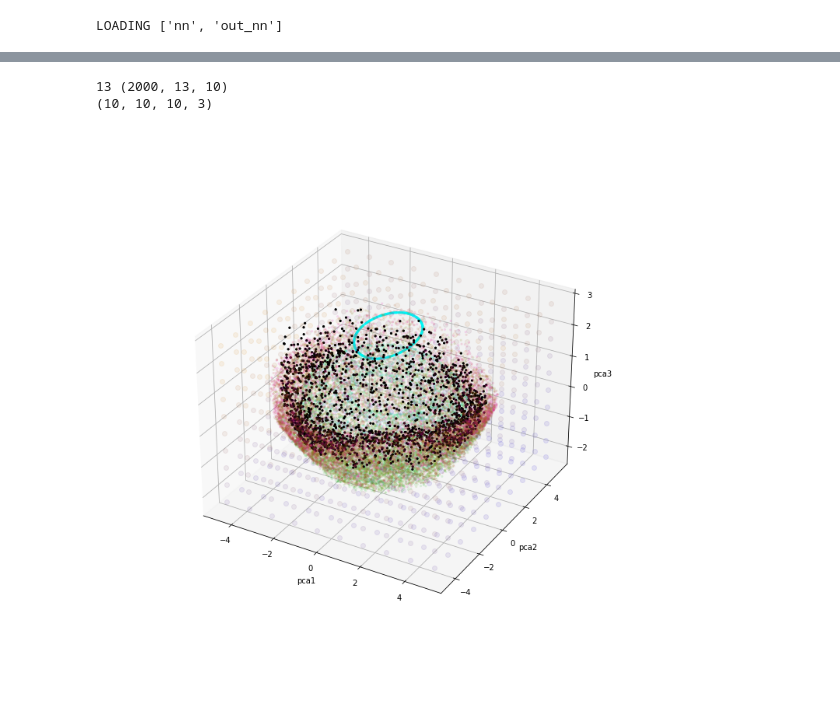
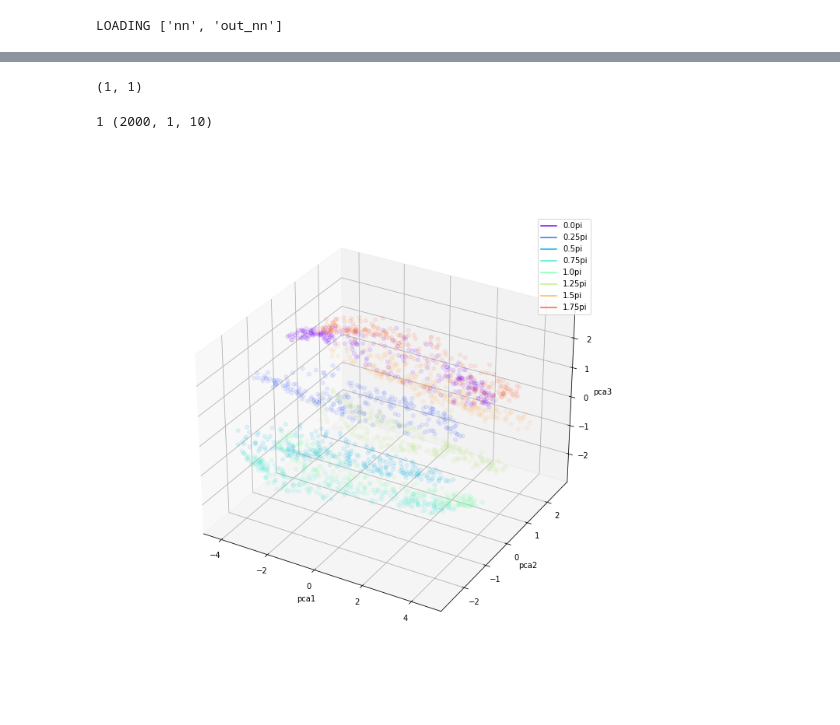
Before and after one commit to Nicolas-Yax/CATMAP-RNN, a Jupyter notebook: post.ipynb, the cells around one changed output, grey strips where cells are left out. Saved outputs shown, nothing was run; the diff lists cells and outputs as text; code cells hidden in the pictures.

```diff
--- a/post.ipynb
+++ b/post.ipynb
@@ -106,7 +118,7 @@ def residue(X,Y):
     pred = np.reshape(pred,X.shape)
     return X - pred
 # %%
-out = agent.nn(batch_obs).numpy()#:,-1:,:]
+out = agent.nn(batch_obs).numpy()[:,-1:,:]
 choice = agent.predict(batch_obsf).numpy()
 # %%
 #Residue ref
@@ -114,5 +126,5 @@ choice = agent.predict(batch_obsf).numpy()
 #out = residue(out,ref)
 
 #Residue choice
-#choice_batch = choice[:,None].repeat(out.shape[1],axis=1).reshape((-1,1))
-#out = residue(out, choice_batch)
+choice_batch = choice[:,None].repeat(out.shape[1],axis=1).reshape((-1,1))
+out = residue(out, choice_batch)
@@ -119,7 +133,7 @@ choice = agent.predict(batch_obsf).numpy()
 # %%
 #fit pca
-pca = fit_pca(out.reshape((-1,50)),nb_components=nb_variance)
-pca_batch = pca.transform(out.reshape((-1,50))).reshape(out.shape[:-1]+(nb_variance,))
+pca = fit_pca(out.reshape((-1,64)),nb_components=nb_variance)
+pca_batch = pca.transform(out.reshape((-1,64))).reshape(out.shape[:-1]+(nb_variance,))
 # %%
 %matplotlib inline
 #plot explained variance
@@ -133,12 +147,26 @@ def plot_bg(pca_batch,ax,zorder=0):
 
     colors = [(i/deck_size,(1-i/deck_size),(i-6)**2/36) for i in range(pca_batch.shape[1])]
     print(len(colors),pca_batch.shape)
-    colors[-1] = 'black'
+    colors = [['blue' if choice[j] else 'darkorange' for j in range(pca_batch.shape[0])] for i in range(pca_batch.shape[1])]
+    #cyclic colormap
+    cm = plt.get_cmap('rainbow')
+    colors = [[cm(ref/(2*np.pi)) for ref in batch_obsf.get('ref')[:]] for i in range(pca_batch.shape[1])]
+    unique_refs = np.unique(batch_obsf.get('ref'))
+    for i,r in enumerate(unique_refs):
+        c = cm(r/(2*np.pi))
+        label = str(r/np.pi)+'pi'
+        ax.plot([0],[0],[0],color=c,label=label,zorder=zorder)
     for i in range(pca_batch.shape[1]):
+
         alpha = 0.1
-        if i == len(colors)-1:
-            alpha = 1
-        ax.scatter(pca_batch[:,i,0],pca_batch[:,i,1],pca_batch[:,i,2],color=colors[i],alpha=alpha,marker='.',zorder=zorder)
+        ax.scatter(pca_batch[:,i,1],pca_batch[:,i,2],pca_batch[:,i,3],color=colors[i],alpha=alpha,marker='.',zorder=zorder,s=100)
+
+        # Get the trajectory of the first item
+        #trajectory = pca_batch[0]
+
+        # Plot the trajectory
+        #ax.plot3D(trajectory[:, 0], trajectory[:, 1], trajectory[:, 2],marker='o')
+    plt.legend()
 #Returns a grid of the latent space (for categorisation field)
 def get_batch_state(pca_batch,res=10,return_grid=False):
     axis_x = np.linspace(np.min(pca_batch[:,:,0]),np.max(pca_batch[:,:,0]),10)
@@ -166,18 +194,21 @@ def plot_categorisation_field(pca_batch,ax,zorder=10):
     for k in range(out_batch.shape[0]):
         ax.plot([grid[k][0]],[grid[k][1]],[grid[k][2]],color='orange',marker='o',alpha=out_batch[k,0].numpy().item()*c,zorder=zorder)
         ax.plot([grid[k][0]],[grid[k][1]],[grid[k][2]],color='blue',marker='o',alpha=out_batch[k,1].numpy().item()*c,zorder=zorder)
+# %%
+batch_obsf.get('color')[0],choice[0]
+# %% [output]
+(1, 1)
 # %%
 %matplotlib widget
 from mpl_toolkits import mplot3d
 fig = plt.figure(figsize=(10,10))
 ax = fig.add_subplot(111, projection='3d')
 ax.set_xlabel('pca1')
 ax.set_ylabel('pca2')
 ax.set_zlabel('pca3')
 plot_bg(pca_batch,ax)
-plot_categorisation_field(pca_batch,ax)
+#plot_categorisation_field(pca_batch,ax)
 plt.show()
 # %% [output]
-13 (2000, 13, 10)
-(10, 10, 10, 3)
+1 (2000, 1, 10)
-[figure, old version]
+[figure, new version]
```
Also changed, not shown: parts of 9 cells of this notebook, 3 other files.
